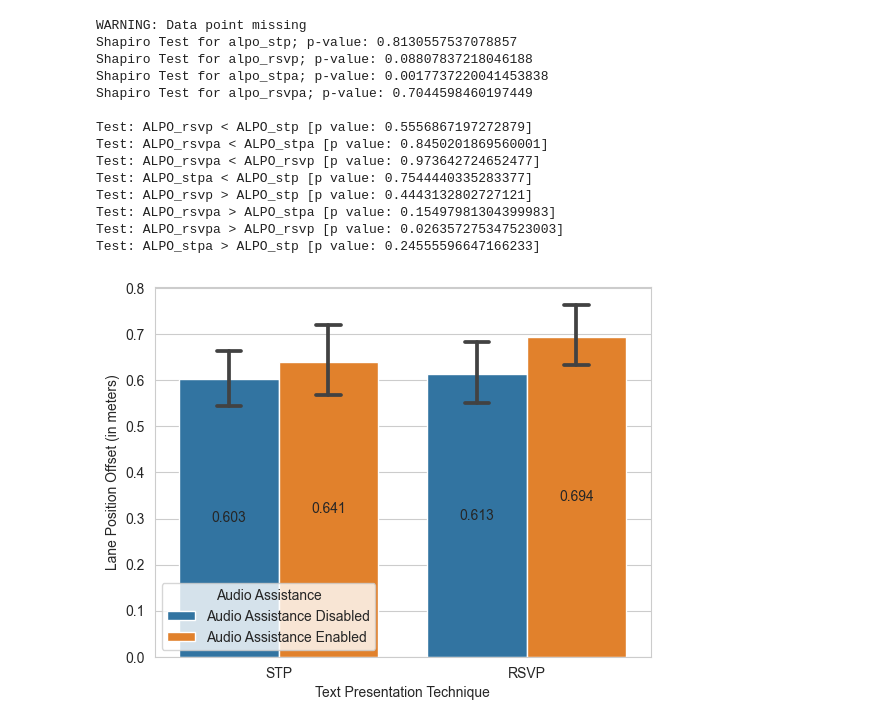
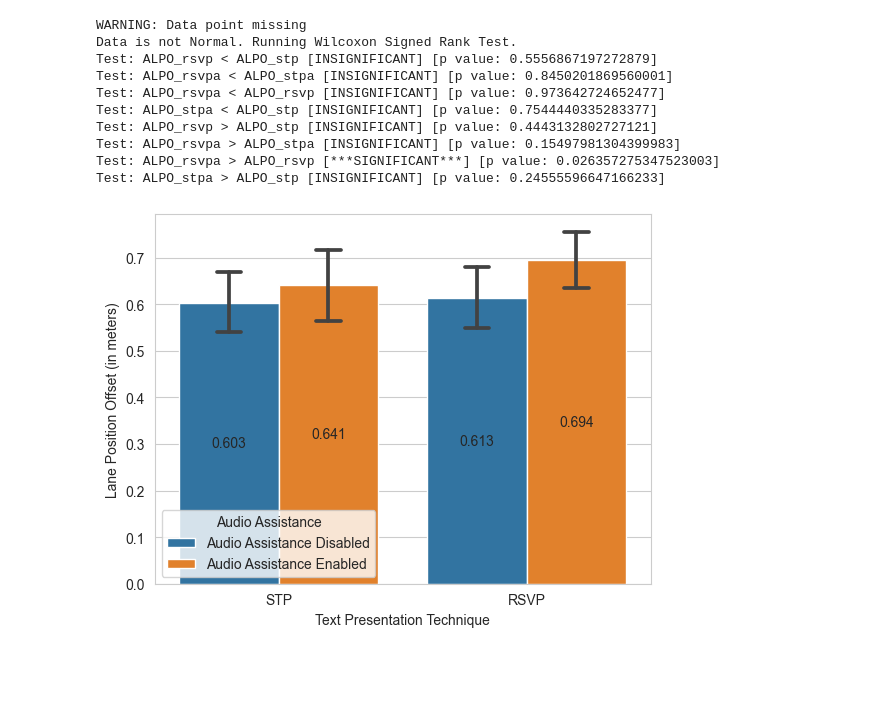
Before and after one commit to shh1v/NDRRI-Data-Analysis, a Jupyter notebook: analysis.ipynb, the cells around one changed output. Saved outputs shown, nothing was run; the diff lists cells and outputs as text; code cells hidden in the pictures; blank space fills up the shorter version.

Commit message:
Implemented SDLP metric and refactored the code by making a function for hypothesis testing.

```diff
--- a/analysis.ipynb
+++ b/analysis.ipynb
@@ -28,11 +28,16 @@ with open('Data/SteeringWheelVelocity.csv') as f:
 
 # Extracting the driving performance metric data
 rt_df = pd.read_csv("Data/ReactionTimes.csv")
-lpd_df = pd.read_csv("Data/LanePositionDifference.csv", names=(first_columns + ["DP" + str(i) for i in range(0, lpd_num_cols - 4)]), skiprows = 1)
-bi_df = pd.read_csv("Data/BrakingInput.csv", names=(first_columns + ["DP" + str(i) for i in range(0, bi_num_cols - 4)]), skiprows = 1)
-swa_df = pd.read_csv("Data/SteeringWheelAngles.csv", names=(first_columns + ["DP" + str(i) for i in range(0, swa_num_cols - 4)]), skiprows = 1)
-swv_df = pd.read_csv("Data/SteeringWheelVelocity.csv", names=(first_columns + ["DP" + str(i) for i in range(0, swv_num_cols - 4)]), skiprows = 1)
+lpd_df = pd.read_csv("Data/LanePositionDifference.csv",
+                     names=(first_columns + ["DP" + str(i) for i in range(0, lpd_num_cols - 4)]), skiprows=1)
+bi_df = pd.read_csv("Data/BrakingInput.csv", names=(first_columns + ["DP" + str(i) for i in range(0, bi_num_cols - 4)]),
+                    skiprows=1)
+swa_df = pd.read_csv("Data/SteeringWheelAngles.csv",
+                     names=(first_columns + ["DP" + str(i) for i in range(0, swa_num_cols - 4)]), skiprows=1)
+swv_df = pd.read_csv("Data/SteeringWheelVelocity.csv",
+                     names=(first_columns + ["DP" + str(i) for i in range(0, swv_num_cols - 4)]), skiprows=1)
 scenario_df = pd.read_csv("Data/Scenario.csv")
+collisions_df = pd.read_csv("Data/CollisionData.csv")
 
 # Extracting reading comprehension data. NOTE: Extract numeric data from UBC Qualtrics
 comp_test_df = pd.read_csv("Data/ComprehensionTest.csv")
@@ -47,6 +52,7 @@ rt_columns = first_columns + ["DP" + str(i) for i in range(0, rt_df.shape[1] - 4
 rt_df.columns = rt_columns
 scenario_columns = first_columns + ["DP" + str(i) for i in range(0, scenario_df.shape[1] - 4)]
 scenario_df.columns = scenario_columns
+collisions_df.columns = first_columns + ["Event"]
 # %%
 # Utility Methods here
 def is_outlier(data_point, q1, q3):
@@ -325,69 +424,43 @@ Ttest_relResult(statistic=1.621415065215106, pvalue=0.05629749730410623)
 # %%
 # Analyzing the Average Lane Position Offset.
-avg_lane_offsets = []
+sd_lane_pos = []
 lpd_df_copy = lpd_df.copy()
 for i in range(0, lpd_df_copy.shape[0]):
     dp_array = [dp for dp in lpd_df_copy.iloc[i].values.tolist()[4:] if not pd.isna(dp)]
-    avg_lane_offsets.append(sum(dp_array)/len(dp_array))
-lpd_df_copy["AVG"] = avg_lane_offsets
+    sd_lane_pos.append(sum(dp_array) / len(dp_array))
+lpd_df_copy["AVG"] = sd_lane_pos
 
 # Restructuring the data frame.
 lpd_refined = generate_refined(lpd_df_copy, "AVG", "LPO")
 
 # Combine columns TPT and Audio Assistance
 lpd_combined = pd.DataFrame()
 lpd_combined["TPTAA"] = lpd_refined["TPT"].values + lpd_refined["Audio Assistance"].values
 lpd_combined["Lane Position Offset (in meters)"] = lpd_refined["LPO"].values
 
 # Removing the outliers from the data frame
 remove_outliers(lpd_combined, "Lane Position Offset (in meters)")
 
 # Under sampling the data set
 lpd_combined = under_sampling(lpd_combined, "Lane Position Offset (in meters)")
 
 # Creating separate arrays for analysis
 alpo_stp, alpo_stpa, alpo_rsvp, alpo_rsvpa = create_seperate_arrays(lpd_combined, "Lane Position Offset (in meters)")
 
-# Test is the distribution is normal.
-print("Shapiro Test for alpo_stp; p-value:", stats.shapiro(alpo_stp)[1])
-print("Shapiro Test for alpo_rsvp; p-value:", stats.shapiro(alpo_rsvp)[1])
-print("Shapiro Test for alpo_stpa; p-value:", stats.shapiro(alpo_stpa)[1])
-print("Shapiro Test for alpo_rsvpa; p-value:", stats.shapiro(alpo_rsvpa)[1], "\n")
-
-# Perform P-tests for testing the alternate hypothesis
-stat1, p1 = wilcoxon(alpo_rsvp, alpo_stp, alternative='less')
-print("Test: ALPO_rsvp < ALPO_stp [p value: {}]".format(p1))
-stat2, p2 = wilcoxon(alpo_rsvpa, alpo_stpa, alternative='less')
-print("Test: ALPO_rsvpa < ALPO_stpa [p value: {}]".format(p2))
-stat3, p3 = wilcoxon(alpo_rsvpa, alpo_rsvp, alternative='less')
-print("Test: ALPO_rsvpa < ALPO_rsvp [p value: {}]".format(p3))
-stat4, p4 = wilcoxon(alpo_stpa, alpo_stp, alternative='less')
-print("Test: ALPO_stpa < ALPO_stp [p value: {}]".format(p4))
-
-stat5, p5 = wilcoxon(alpo_rsvp, alpo_stp, alternative='greater')
-print("Test: ALPO_rsvp > ALPO_stp [p value: {}]".format(p5))
-stat6, p6 = wilcoxon(alpo_rsvpa, alpo_stpa, alternative='greater')
-print("Test: ALPO_rsvpa > ALPO_stpa [p value: {}]".format(p6))
-stat7, p7 = wilcoxon(alpo_rsvpa, alpo_rsvp, alternative='greater')
-print("Test: ALPO_rsvpa > ALPO_rsvp [p value: {}]".format(p7))
-stat8, p8 = wilcoxon(alpo_stpa, alpo_stp, alternative='greater')
-print("Test: ALPO_stpa > ALPO_stp [p value: {}]".format(p8))
+# Do hypothesis Testing.
+test_hypothesis(arr_stp=alpo_stp, arr_stpa=alpo_stpa, arr_rsvp=alpo_rsvp, arr_rsvpa=alpo_rsvpa, metric_name="ALPO")
 
 # Getting decoupled dataframe for the graph
 plot_driving_metric(lpd_combined, "Lane Position Offset (in meters)", False)
 # %% [output]
 WARNING: Data point missing
-Shapiro Test for alpo_stp; p-value: 0.8130557537078857
-Shapiro Test for alpo_rsvp; p-value: 0.08807837218046188
-Shapiro Test for alpo_stpa; p-value: 0.0017737220041453838
-Shapiro Test for alpo_rsvpa; p-value: 0.7044598460197449
-
-Test: ALPO_rsvp < ALPO_stp [p value: 0.5556867197272879]
-Test: ALPO_rsvpa < ALPO_stpa [p value: 0.8450201869560001]
-Test: ALPO_rsvpa < ALPO_rsvp [p value: 0.973642724652477]
-Test: ALPO_stpa < ALPO_stp [p value: 0.7544440335283377]
-Test: ALPO_rsvp > ALPO_stp [p value: 0.4443132802727121]
-Test: ALPO_rsvpa > ALPO_stpa [p value: 0.15497981304399983]
-Test: ALPO_rsvpa > ALPO_rsvp [p value: 0.026357275347523003]
-Test: ALPO_stpa > ALPO_stp [p value: 0.24555596647166233]
+Data is not Normal. Running Wilcoxon Signed Rank Test.
+Test: ALPO_rsvp < ALPO_stp [INSIGNIFICANT] [p value: 0.5556867197272879]
+Test: ALPO_rsvpa < ALPO_stpa [INSIGNIFICANT] [p value: 0.8450201869560001]
+Test: ALPO_rsvpa < ALPO_rsvp [INSIGNIFICANT] [p value: 0.973642724652477]
+Test: ALPO_stpa < ALPO_stp [INSIGNIFICANT] [p value: 0.7544440335283377]
+Test: ALPO_rsvp > ALPO_stp [INSIGNIFICANT] [p value: 0.4443132802727121]
+Test: ALPO_rsvpa > ALPO_stpa [INSIGNIFICANT] [p value: 0.15497981304399983]
+Test: ALPO_rsvpa > ALPO_rsvp [***SIGNIFICANT***] [p value: 0.026357275347523003]
+Test: ALPO_stpa > ALPO_stp [INSIGNIFICANT] [p value: 0.24555596647166233]
-[figure, old version]
+[figure, new version]
```
Also changed, not shown: parts of 16 cells of this notebook.
